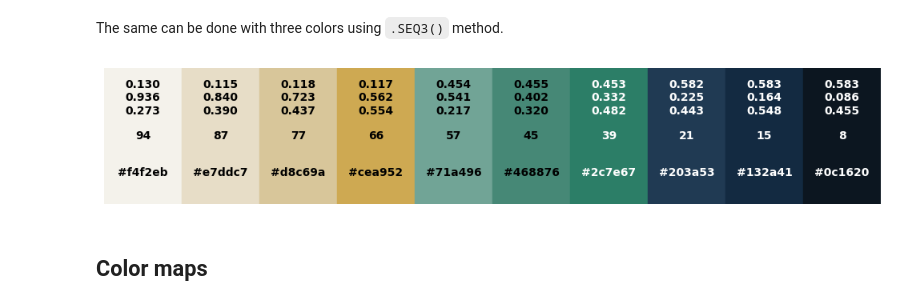
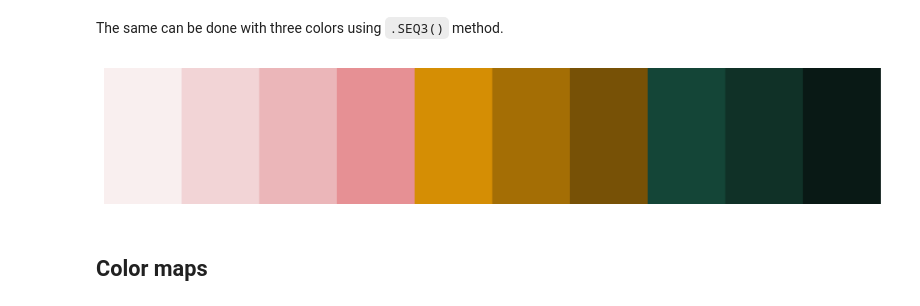
Before and after one commit to morpc/morpc-py, a Jupyter notebook: docs/09-morpc-color-demo.ipynb, the cells around one changed output. Cells and saved outputs as stored; diff of their text form; code cells hidden in the pictures.

```diff
--- a/docs/09-morpc-color-demo.ipynb
+++ b/docs/09-morpc-color-demo.ipynb
@@ -66,9 +70,9 @@ morpc.color.plot_from_hex_list(morpc.color.get_colors().SEQ2(['rose', 'blue']).h
 # %% [markdown]
 The same can be done with three colors using `.SEQ3()` method.
 # %%
-morpc.color.plot_from_hex_list(morpc.color.get_colors().SEQ3(['gold', 'darkgreen', 'darkblue']).hex_list)
+morpc.color.plot_from_hex_list(morpc.color.get_colors().SEQ3(['red', 'yellow', 'darkgreen']).hex_list, labels=[])
 # %% [output]
-[figure, old version]
+[figure, new version]
 # %% [markdown]
 ## Color maps
 # %% [markdown]
```
Also changed, not shown: parts of 46 cells of this notebook, 2 other files.
